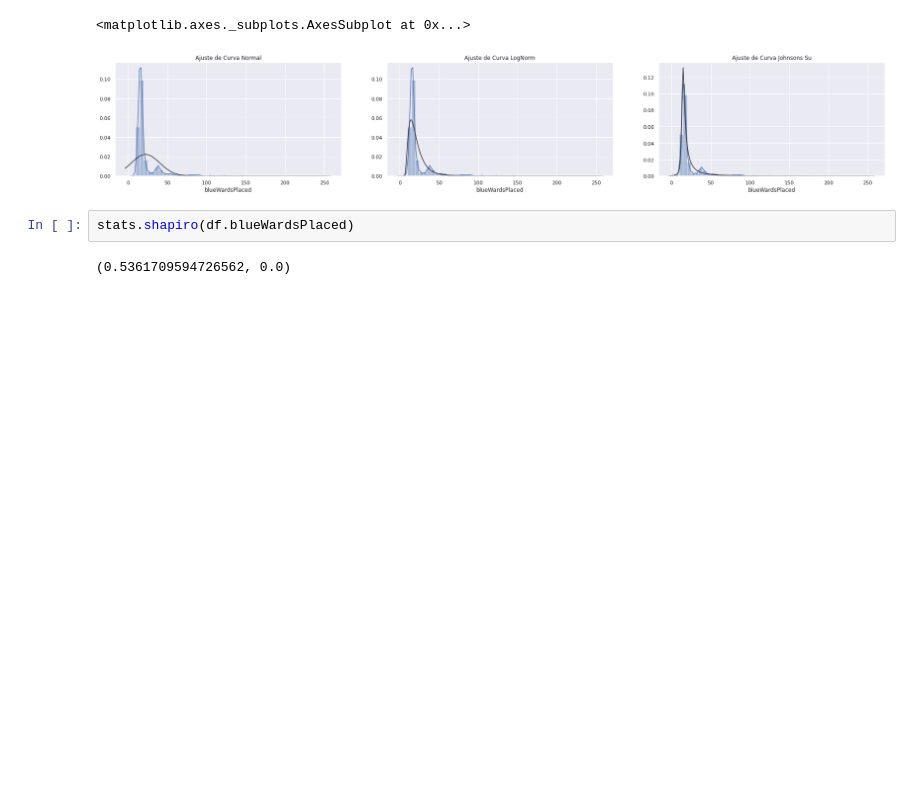
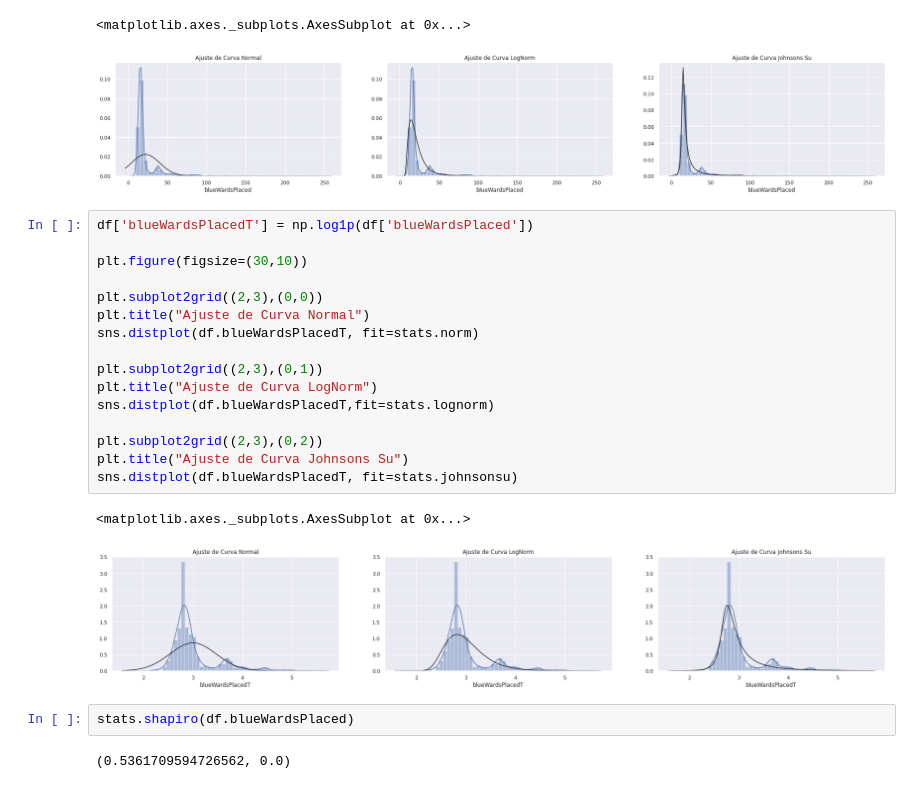
Before and after one commit to nilberthsouza/league-of-legends-analisys, a Jupyter notebook: explorationLeagueofLegendsDS.ipynb, the cells around one changed output. Saved outputs shown, nothing was run; the diff lists cells and outputs as text; blank space fills up the shorter version.

```diff
--- a/explorationLeagueofLegendsDS.ipynb
+++ b/explorationLeagueofLegendsDS.ipynb
@@ -158,6 +157,25 @@ sns.distplot(df.blueWardsPlaced, fit=stats.johnsonsu)
 # %% [output]
 <matplotlib.axes._subplots.AxesSubplot at 0x...>
 [figure]
+# %%
+df['blueWardsPlacedT'] = np.log1p(df['blueWardsPlaced'])
+
+plt.figure(figsize=(30,10))
+
+plt.subplot2grid((2,3),(0,0))
+plt.title("Ajuste de Curva Normal")
+sns.distplot(df.blueWardsPlacedT, fit=stats.norm)
+
+plt.subplot2grid((2,3),(0,1))
+plt.title("Ajuste de Curva LogNorm")
+sns.distplot(df.blueWardsPlacedT,fit=stats.lognorm)
+
+plt.subplot2grid((2,3),(0,2))
+plt.title("Ajuste de Curva Johnsons Su")
+sns.distplot(df.blueWardsPlacedT, fit=stats.johnsonsu)
+# %% [output]
+<matplotlib.axes._subplots.AxesSubplot at 0x...>
+[figure, added]
 # %%
 stats.shapiro(df.blueWardsPlaced)
 # %% [output]
```
Also changed, not shown: parts of 2 cells of this notebook.
